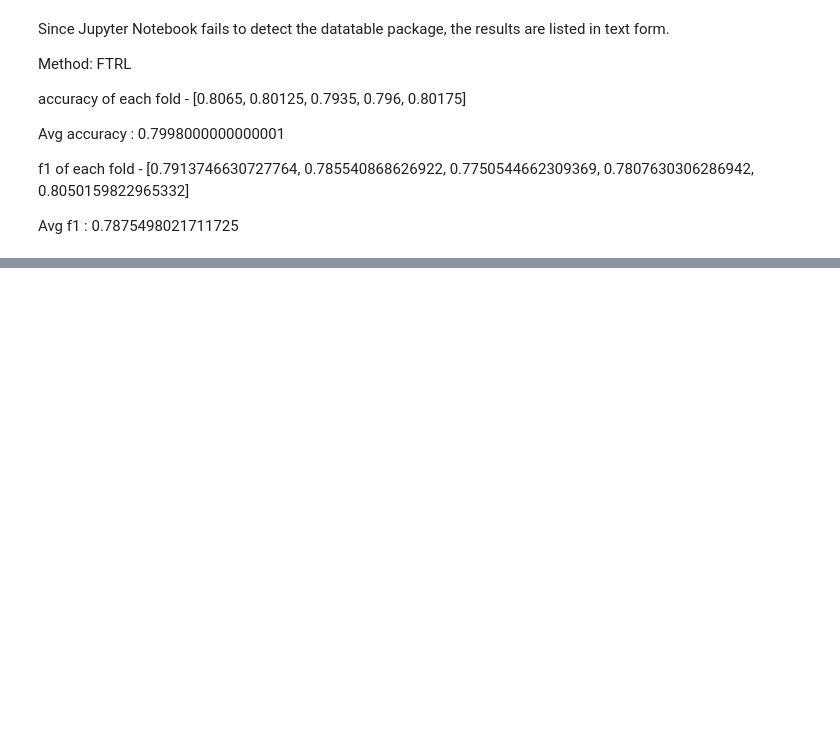
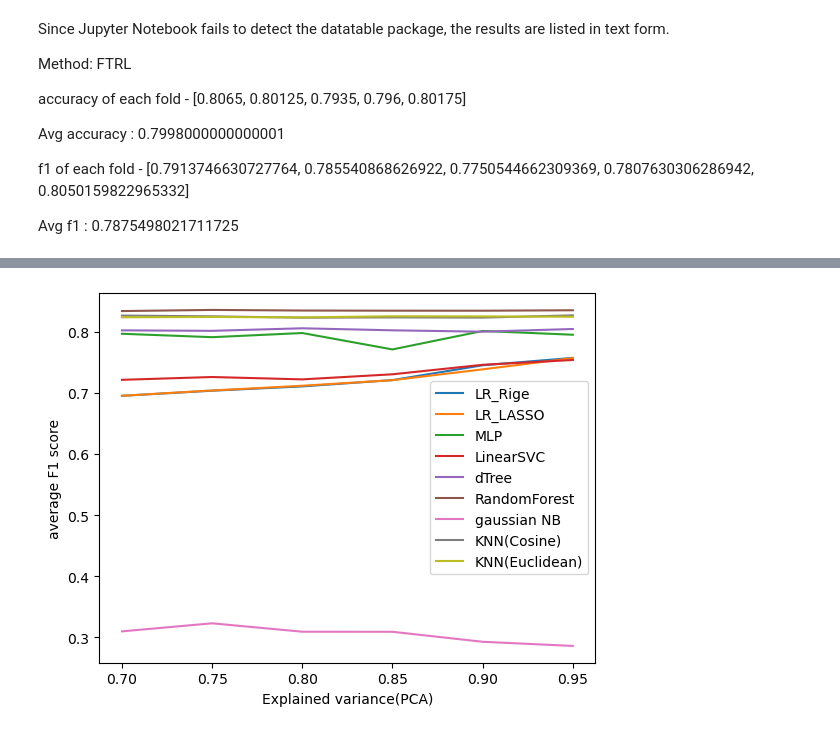
Before and after one commit to SleepyEmili/BDA-project, a Jupyter notebook: models comparison.ipynb, the cells around one changed output, grey strips where cells are left out. Saved outputs shown, nothing was run; the diff lists cells and outputs as text; code cells hidden in the pictures; blank space fills up the shorter version.

```diff
--- a/models comparison.ipynb
+++ b/models comparison.ipynb
@@ -35,6 +35,8 @@ def testModel(model,modelName):
     print('Avg accuracy : {}'.format(avg_acc_score))
     print('f1 of each fold - {}'.format(f1_scores))
     print('Avg f1 : {}'.format(avg_f1_score))
+    print('\n')
+    return avg_f1_score
 # %% [markdown]
 # Logistic Regression (Ridge)
 # %%
@@ -218,0 +399,19 @@ Avg f1 : 0.7875498021711725
+# %%
+import matplotlib.pyplot as plt
+
+plt.plot(variation, avgF1_LR_Ridge,label="LR_Rige")
+plt.plot(variation, avgF1_LR_LASSO,label="LR_LASSO")
+plt.plot(variation, avgF1_MLP,label="MLP")
+plt.plot(variation, avgF1_LinearSVC,label="LinearSVC")
+plt.plot(variation, avgF1_dTree,label="dTree")
+plt.plot(variation, avgF1_randomForest,label="RandomForest")
+plt.plot(variation, avgF1_gaussianNB,label="gaussian NB")
+plt.plot(variation, avgF1_knn_Cosine,label="KNN(Cosine)")
+plt.plot(variation, avgF1_knn_Euclidean,label="KNN(Euclidean)")
+
+plt.xlabel('Explained variance(PCA)')
+plt.ylabel('average F1 score')
+plt.legend()
+plt.show()
+# %% [output]
+[figure, added]
```
Also changed, not shown: parts of 14 cells of this notebook.
